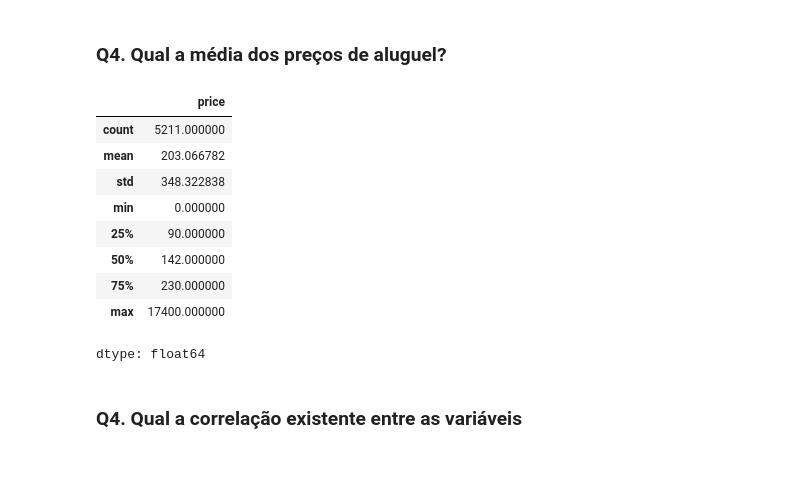
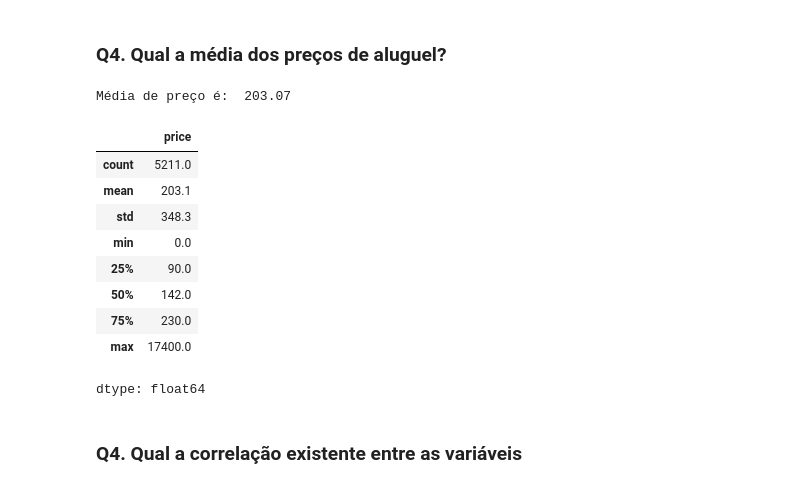
Before and after one commit to JoaoMarcosRamos/analisandodadosairbnb, a Jupyter notebook: Cópia_de_[Template]_Analisando_os_Dados_do_Airbnb.ipynb, the cells around one changed output. Drawn from its saved outputs; the diff is of its cells as text; code cells hidden in the pictures.

```diff
--- a/Cópia_de_[Template]_Analisando_os_Dados_do_Airbnb.ipynb
+++ b/Cópia_de_[Template]_Analisando_os_Dados_do_Airbnb.ipynb
@@ -134,20 +134,22 @@ plt.show()
 # %%
 # ver a média da coluna `price``
 
-df.price.mean().round(2)
+print('Média de preço é: ',df.price.mean().round(2),'\n')
 
-df.price.describe()
+# ver as estatísticas descritivas de 'price'
+df.price.describe().round(1)
 # %% [output]
+Média de preço é:  203.07
 |  | price |
-| count | 5211.000000 |
-| mean | 203.066782 |
-| std | 348.322838 |
-| min | 0.000000 |
-| 25% | 90.000000 |
-| 50% | 142.000000 |
-| 75% | 230.000000 |
-| max | 17400.000000 |
+| count | 5211.0 |
+| mean | 203.1 |
+| std | 348.3 |
+| min | 0.0 |
+| 25% | 90.0 |
+| 50% | 142.0 |
+| 75% | 230.0 |
+| max | 17400.0 |
-dtype: float64
+dtype: float64
 # %% [markdown]
 ### **Q4. Qual a correlação existente entre as variáveis**
 # %%
```
Also changed, not shown: parts of 6 cells of this notebook.
